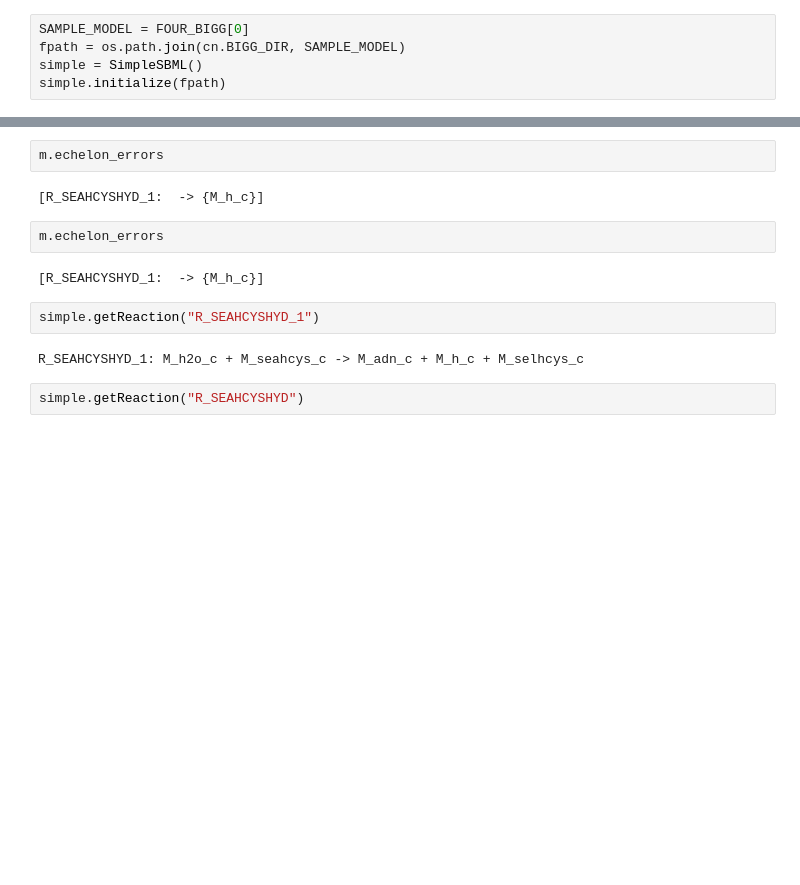
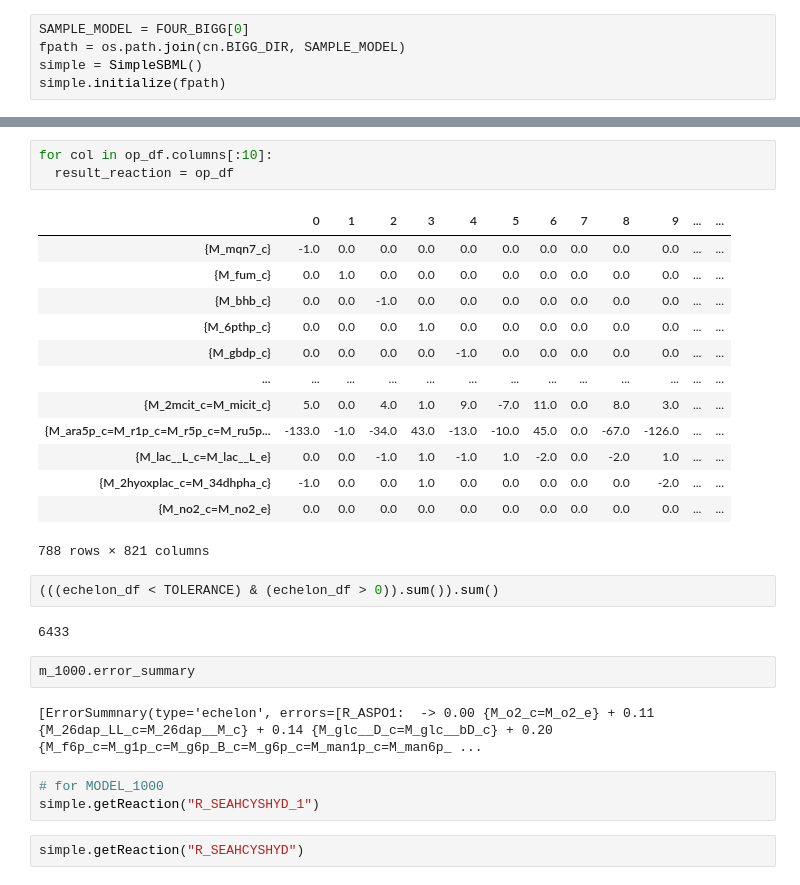
Before and after one commit to ModelEngineering/SBMLLint, a Jupyter notebook: notebooks/analyze_bigg.ipynb, the cells around one changed output, grey strips where cells are left out. Saved outputs shown, nothing was run; the diff lists cells and outputs as text; blank space fills up the shorter version.

```diff
--- a/notebooks/analyze_bigg.ipynb
+++ b/notebooks/analyze_bigg.ipynb
@@ -137,15 +303,31 @@ False
-# %%
-m.echelon_errors
-# %% [output]
-[R_SEAHCYSHYD_1:  -> {M_h_c}]
-# %%
-m.echelon_errors
-# %% [output]
-[R_SEAHCYSHYD_1:  -> {M_h_c}]
-# %%
-simple.getReaction("R_SEAHCYSHYD_1")
-# %% [output]
-R_SEAHCYSHYD_1: M_h2o_c + M_seahcys_c -> M_adn_c + M_h_c + M_selhcys_c
+# %%
+for col in op_df.columns[:10]:
+  result_reaction = op_df
+# %% [output]
+|  | 0 | 1 | 2 | 3 | 4 | 5 | 6 | 7 | 8 | 9 | ... | ... |
+| {M_mqn7_c} | -1.0 | 0.0 | 0.0 | 0.0 | 0.0 | 0.0 | 0.0 | 0.0 | 0.0 | 0.0 | ... | ... |
+| {M_fum_c} | 0.0 | 1.0 | 0.0 | 0.0 | 0.0 | 0.0 | 0.0 | 0.0 | 0.0 | 0.0 | ... | ... |
+| {M_bhb_c} | 0.0 | 0.0 | -1.0 | 0.0 | 0.0 | 0.0 | 0.0 | 0.0 | 0.0 | 0.0 | ... | ... |
+| {M_6pthp_c} | 0.0 | 0.0 | 0.0 | 1.0 | 0.0 | 0.0 | 0.0 | 0.0 | 0.0 | 0.0 | ... | ... |
+| {M_gbdp_c} | 0.0 | 0.0 | 0.0 | 0.0 | -1.0 | 0.0 | 0.0 | 0.0 | 0.0 | 0.0 | ... | ... |
+| ... | ... | ... | ... | ... | ... | ... | ... | ... | ... | ... | ... | ... |
+| {M_2mcit_c=M_micit_c} | 5.0 | 0.0 | 4.0 | 1.0 | 9.0 | -7.0 | 11.0 | 0.0 | 8.0 | 3.0 | ... | ... |
+| {M_ara5p_c=M_r1p_c=M_r5p_c=M_ru5p... | -133.0 | -1.0 | -34.0 | 43.0 | -13.0 | -10.0 | 45.0 | 0.0 | -67.0 | -126.0 | ... | ... |
+| {M_lac__L_c=M_lac__L_e} | 0.0 | 0.0 | -1.0 | 1.0 | -1.0 | 1.0 | -2.0 | 0.0 | -2.0 | 1.0 | ... | ... |
+| {M_2hyoxplac_c=M_34dhpha_c} | -1.0 | 0.0 | 0.0 | 1.0 | 0.0 | 0.0 | 0.0 | 0.0 | 0.0 | -2.0 | ... | ... |
+| {M_no2_c=M_no2_e} | 0.0 | 0.0 | 0.0 | 0.0 | 0.0 | 0.0 | 0.0 | 0.0 | 0.0 | 0.0 | ... | ... |
+788 rows × 821 columns
+# %%
+(((echelon_df < TOLERANCE) & (echelon_df > 0)).sum()).sum()
+# %% [output]
+6433
+# %%
+m_1000.error_summary
+# %% [output]
+[ErrorSummnary(type='echelon', errors=[R_ASPO1:  -> 0.00 {M_o2_c=M_o2_e} + 0.11 {M_26dap_LL_c=M_26dap__M_c} + 0.14 {M_glc__D_c=M_glc__bD_c} + 0.20 {M_f6p_c=M_g1p_c=M_g6p_B_c=M_g6p_c=M_man1p_c=M_man6p_ ...
+# %%
+# for MODEL_1000
+simple.getReaction("R_SEAHCYSHYD_1")
 # %%
 simple.getReaction("R_SEAHCYSHYD")
 # %% [output]
```
Also changed, not shown: parts of 58 cells of this notebook, 4 other files.
